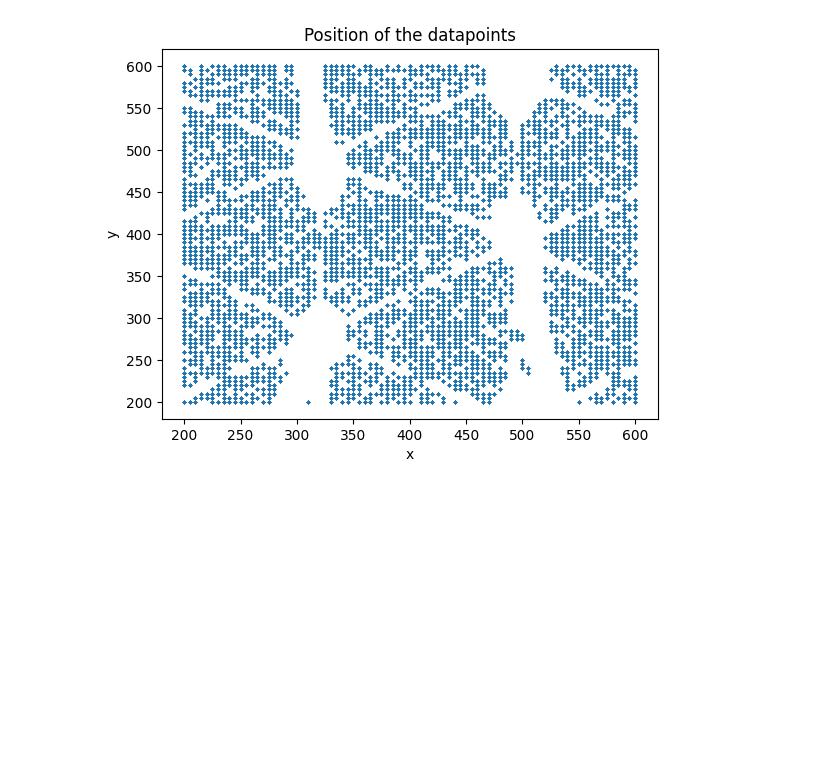
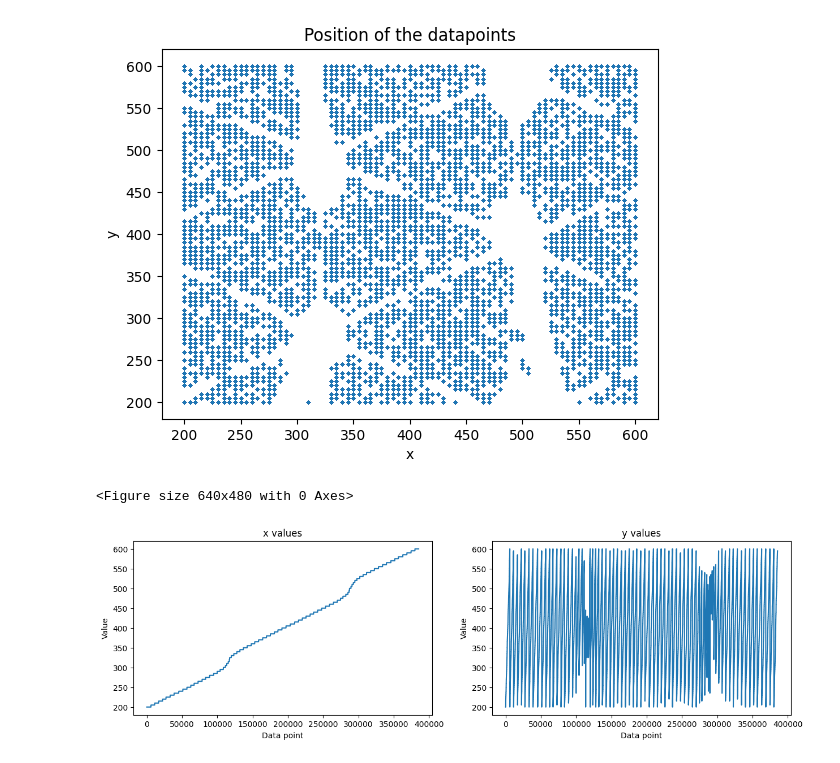
Before and after one commit to marcomag416/dslWinterProject, a Jupyter notebook: dslWinterProject.ipynb, the cells around one changed output. Cells and saved outputs as stored; diff of their text form; code cells hidden in the pictures; blank space fills up the shorter version.

Commit message:
data preparation

```diff
--- a/dslWinterProject.ipynb
+++ b/dslWinterProject.ipynb
@@ -13,7 +13,7 @@ pd.options.display.max_columns = 200
 rs = 328537
 np.random.seed(rs)
 # %%
-DATASETPATH = "../data/DSL_Winter_Project_2024/DSL_Winter_Project_2024/development.csv"
+DATASETPATH = "./data/DSL_Winter_Project_2024/DSL_Winter_Project_2024/development.csv"
 dataset = pd.read_csv(DATASETPATH)
 
 display(dataset)
@@ -51,3 +50,31 @@ dataset.plot.scatter("x", "y", alpha=0.1, s=2, title="Position of the datapoints
 # %% [output]
 <Axes: title={'center': 'Position of the datapoints'}, xlabel='x', ylabel='y'>
 [figure]
+# %%
+def generateColumnsNamesFromIndexes(indexes):
+    out = []
+    for index in indexes:
+        for label in ["pmax", "negpmax", "area", "tmax", "rms"]:
+            out.append(label + "[" + str(index) + "]")
+    return out
+
+regressionTargets = ['x', 'y']
+noisyFeatures= generateColumnsNamesFromIndexes(["0", "7", "12", "15", "16", "17"])
+featuresLabels = dataset.columns.drop(np.hstack([regressionTargets, noisyFeatures]))
+X_df = dataset[featuresLabels]
+Y_df = dataset[regressionTargets]
+# %%
+plt.figure()
+fig, ax = plt.subplots(1, 2, figsize=(15, 4))
+ax[0].plot(Y_df['x'])
+ax[0].set_title("x values")
+ax[0].set_xlabel("Data point")
+ax[0].set_ylabel("Value")
+ax[1].plot(Y_df['y'])
+ax[1].set_title("y values")
+ax[1].set_xlabel("Data point")
+ax[1].set_ylabel("Value")
+plt.show()
+# %% [output]
+<Figure size 640x480 with 0 Axes>
+[figure, added]
```
Also changed, not shown: parts of 2 cells of this notebook.
